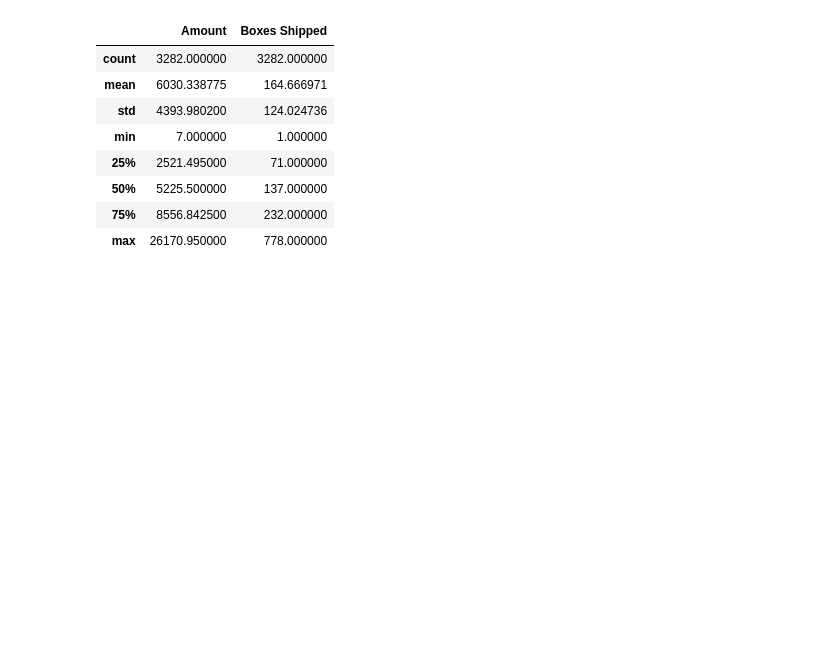
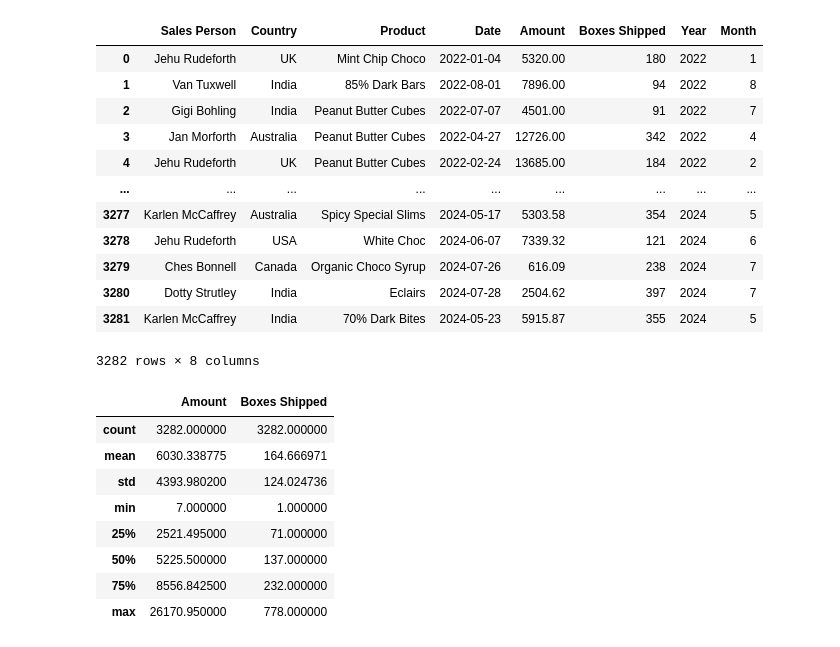
Before and after one commit to Lina060992/Chocolate, a Jupyter notebook: sales_chocolate.ipynb, the cells around one changed output. Cells and saved outputs as stored; diff of their text form; code cells hidden in the pictures; blank space fills up the shorter version.

```diff
--- a/sales_chocolate.ipynb
+++ b/sales_chocolate.ipynb
@@ -47,6 +47,22 @@ with engine.connect() as conn:
     )
 # %%
 sales["Date"] = pd.to_datetime(sales["Date"], dayfirst=True)
+
+sales
+# %% [output]
+|  | Sales Person | Country | Product | Date | Amount | Boxes Shipped | Year | Month |
+| 0 | Jehu Rudeforth | UK | Mint Chip Choco | 2022-01-04 | 5320.00 | 180 | 2022 | 1 |
+| 1 | Van Tuxwell | India | 85% Dark Bars | 2022-08-01 | 7896.00 | 94 | 2022 | 8 |
+| 2 | Gigi Bohling | India | Peanut Butter Cubes | 2022-07-07 | 4501.00 | 91 | 2022 | 7 |
+| 3 | Jan Morforth | Australia | Peanut Butter Cubes | 2022-04-27 | 12726.00 | 342 | 2022 | 4 |
+| 4 | Jehu Rudeforth | UK | Peanut Butter Cubes | 2022-02-24 | 13685.00 | 184 | 2022 | 2 |
+| ... | ... | ... | ... | ... | ... | ... | ... | ... |
+| 3277 | Karlen McCaffrey | Australia | Spicy Special Slims | 2024-05-17 | 5303.58 | 354 | 2024 | 5 |
+| 3278 | Jehu Rudeforth | USA | White Choc | 2024-06-07 | 7339.32 | 121 | 2024 | 6 |
+| 3279 | Ches Bonnell | Canada | Organic Choco Syrup | 2024-07-26 | 616.09 | 238 | 2024 | 7 |
+| 3280 | Dotty Strutley | India | Eclairs | 2024-07-28 | 2504.62 | 397 | 2024 | 7 |
+| 3281 | Karlen McCaffrey | India | 70% Dark Bites | 2024-05-23 | 5915.87 | 355 | 2024 | 5 |
+3282 rows × 8 columns
 # %%
 # Clean the Amount column (remove $ and commas)
 sales["Amount"] = (
```
Also changed, not shown: parts of 2 cells of this notebook, 1 other file.
